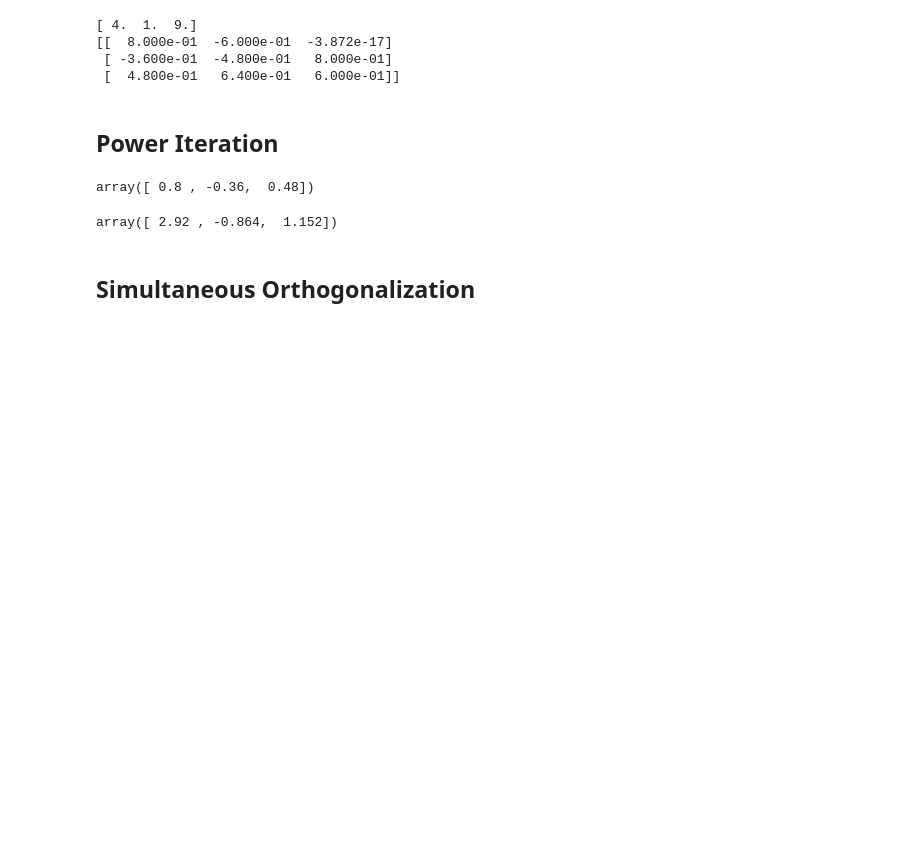
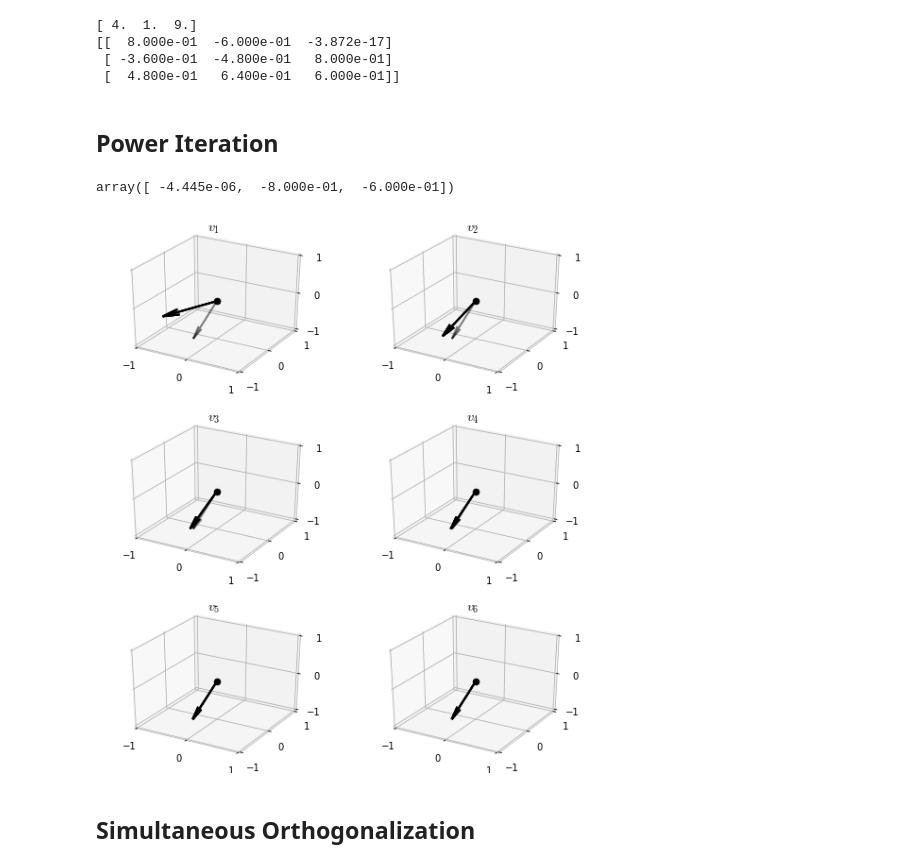
Before and after one commit to madrury/qr-algorithm, a Jupyter notebook: qr-algorithm.ipynb, the cells around one changed output. Saved outputs shown, nothing was run; the diff lists cells and outputs as text; code cells hidden in the pictures; blank space fills up the shorter version.

```diff
--- a/qr-algorithm.ipynb
+++ b/qr-algorithm.ipynb
@@ -51,8 +59,0 @@ def power_iteration(A, v=None):
-# %%
-power_iteration(A, v=[1, 0, 0])
-# %% [output]
-array([ 0.8 , -0.36,  0.48])
-# %%
-A @ np.array([1, 0, 0])
-# %% [output]
-array([ 2.92 , -0.864,  1.152])
@@ -59,3 +78,16 @@ array([ 2.92 , -0.864,  1.152])
+# %%
+e
+# %% [output]
+array([ -4.445e-06,  -8.000e-01,  -6.000e-01])
+# %%
+fig = plt.figure(figsize=(12*0.75, 14*0.75))
+
+for i, v in enumerate(memo[:6]):
+    ax = fig.add_subplot(3, 2, i+1, projection='3d', axisbg='white')
+    plot_vector(ax, v, e)
+    ax.set_title("$v_{{{}}}$".format(i+1))
+# %% [output]
+[figure, added]
 # %% [markdown]
 ## Simultaneous Orthogonalization
 # %%
```
Also changed, not shown: parts of 9 cells of this notebook.
